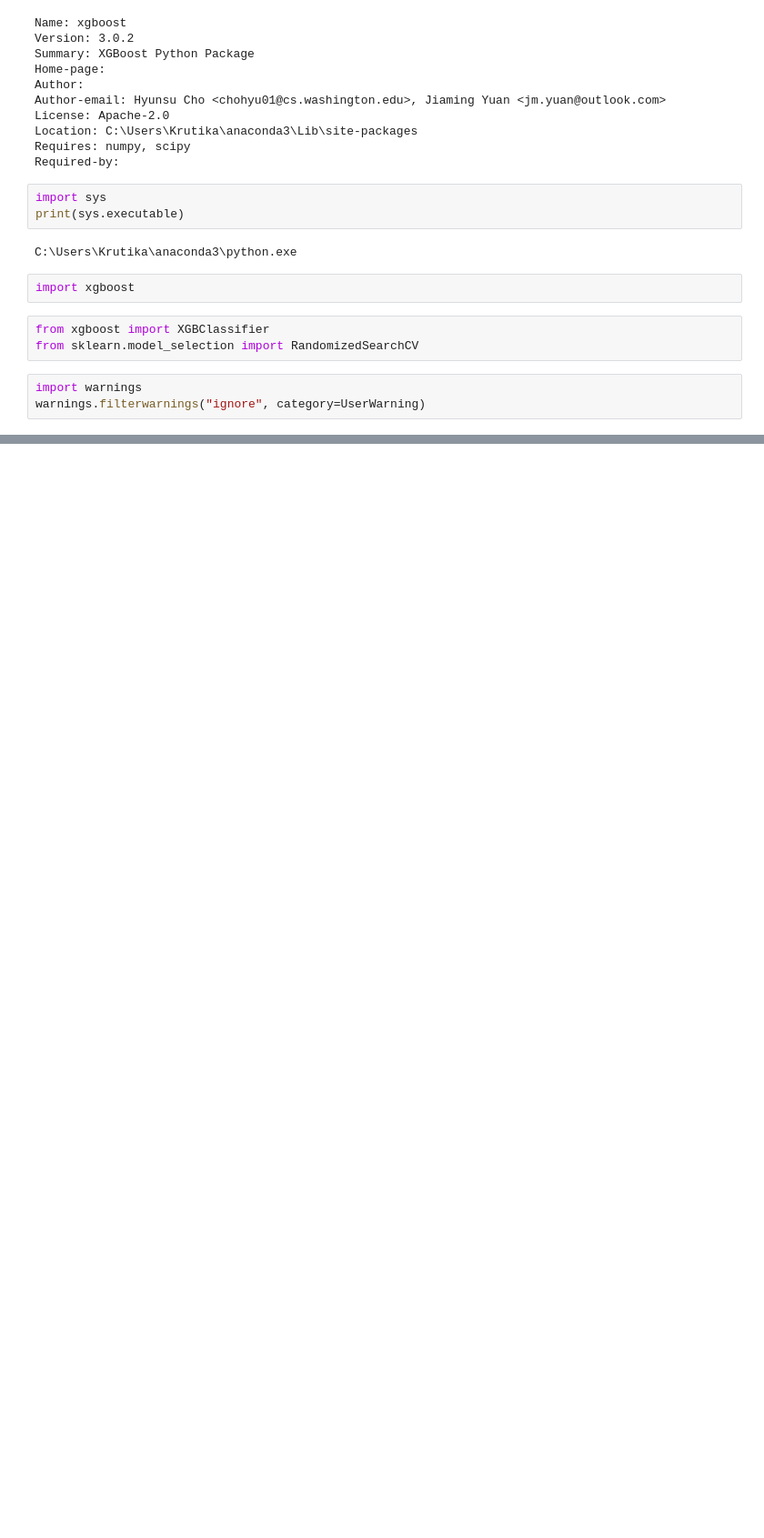
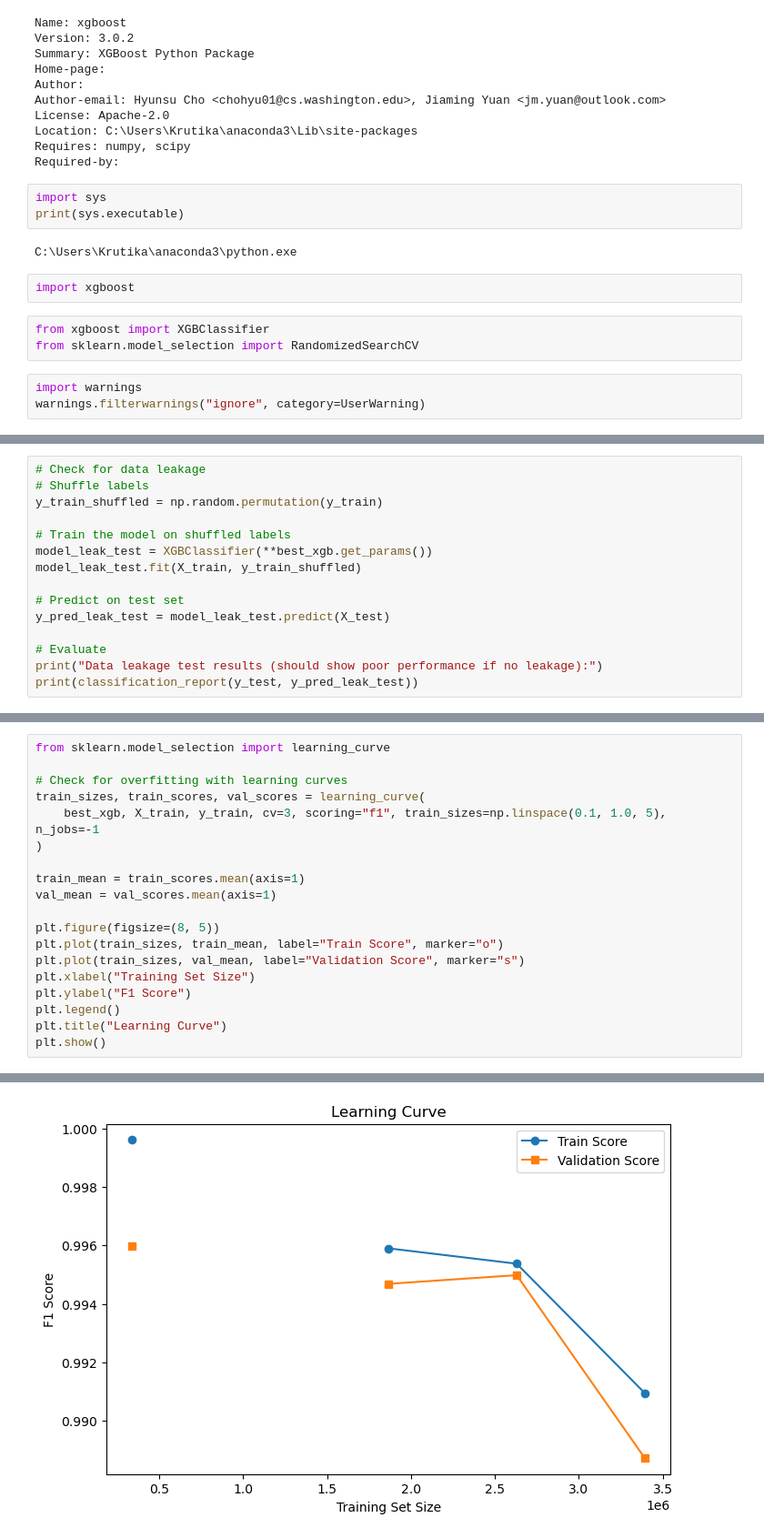
Before and after one commit to kruthikajanvekar/fraud_detection-in-depth-EDA, a Jupyter notebook: indepth_eda.ipynb, the cells around one changed output, grey strips where cells are left out. Shown at 91% size. Cells and saved outputs as stored; diff of their text form; blank space fills up the shorter version.

```diff
--- a/indepth_eda.ipynb
+++ b/indepth_eda.ipynb
@@ -415,0 +589,15 @@ print("ROC AUC Score: ", roc_auc)
+# %%
+# Check for data leakage
+# Shuffle labels
+y_train_shuffled = np.random.permutation(y_train)
+
+# Train the model on shuffled labels
+model_leak_test = XGBClassifier(**best_xgb.get_params())
+model_leak_test.fit(X_train, y_train_shuffled)
+
+# Predict on test set
+y_pred_leak_test = model_leak_test.predict(X_test)
+
+# Evaluate
+print("Data leakage test results (should show poor performance if no leakage):")
+print(classification_report(y_test, y_pred_leak_test))
@@ -415,0 +614,20 @@ print("ROC AUC Score: ", roc_auc)
+# %%
+from sklearn.model_selection import learning_curve
+
+# Check for overfitting with learning curves
+train_sizes, train_scores, val_scores = learning_curve(
+    best_xgb, X_train, y_train, cv=3, scoring="f1", train_sizes=np.linspace(0.1, 1.0, 5), n_jobs=-1
+)
+
+train_mean = train_scores.mean(axis=1)
+val_mean = val_scores.mean(axis=1)
+
+plt.figure(figsize=(8, 5))
+plt.plot(train_sizes, train_mean, label="Train Score", marker="o")
+plt.plot(train_sizes, val_mean, label="Validation Score", marker="s")
+plt.xlabel("Training Set Size")
+plt.ylabel("F1 Score")
+plt.legend()
+plt.title("Learning Curve")
+plt.show()
+# %% [output]
@@ -415,0 +651 @@ print("ROC AUC Score: ", roc_auc)
+[figure, added]
```
Also changed, not shown: parts of 28 cells of this notebook.
